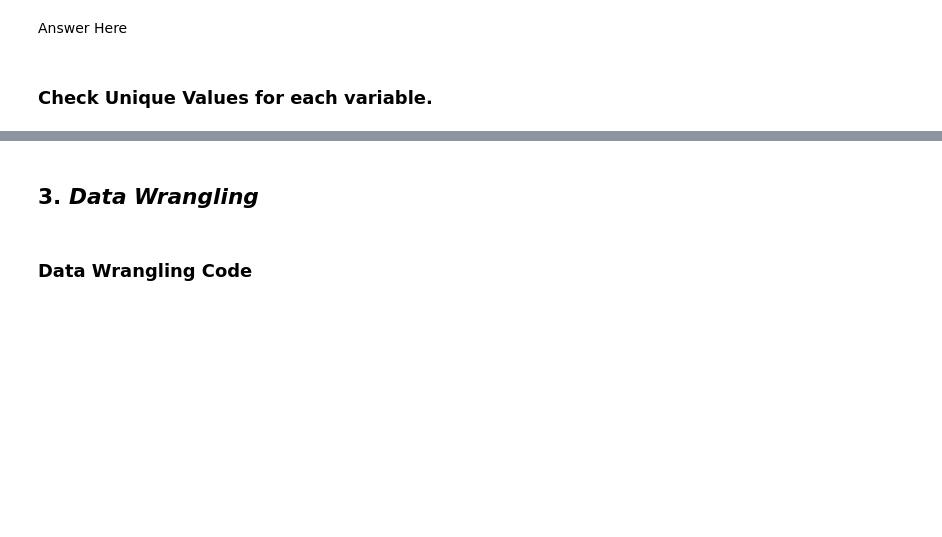
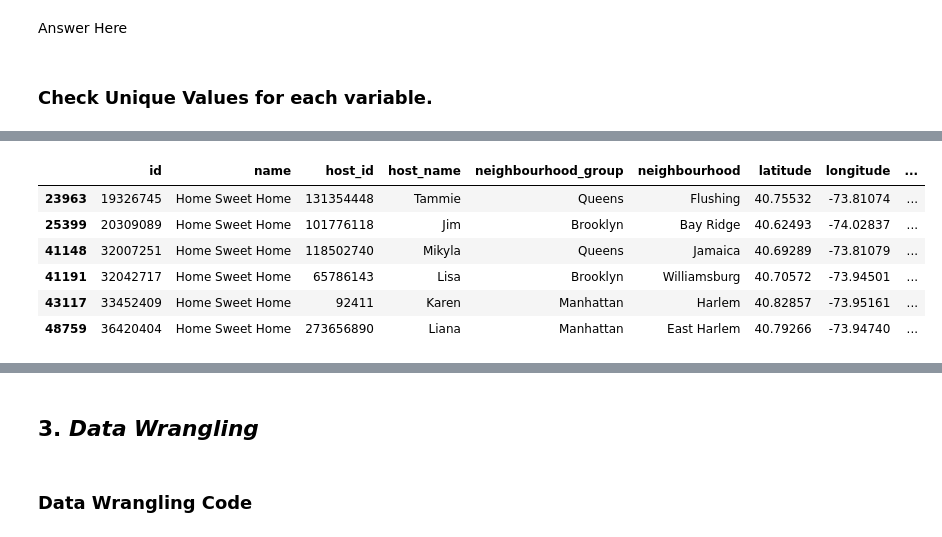
Before and after one commit to Kedar-P-Deshmukh/AirBnb_Booking_EDA_Project, a Jupyter notebook: AirBnb_EDA_Project_By_KedarDeshmukh.ipynb, the cells around one changed output, grey strips where cells are left out. Drawn from its saved outputs; the diff is of its cells as text; code cells hidden in the pictures; blank space fills up the shorter version.

```diff
--- a/AirBnb_EDA_Project_By_KedarDeshmukh.ipynb
+++ b/AirBnb_EDA_Project_By_KedarDeshmukh.ipynb
@@ -211,0 +272,10 @@ Answer Here
+# %%
+airbnb_data.loc[airbnb_data['name']=='Home Sweet Home']
+# %% [output]
+|  | id | name | host_id | host_name | neighbourhood_group | neighbourhood | latitude | longitude | ... |
+| 23963 | 19326745 | Home Sweet Home | 131354448 | Tammie | Queens | Flushing | 40.75532 | -73.81074 | ... |
+| 25399 | 20309089 | Home Sweet Home | 101776118 | Jim | Brooklyn | Bay Ridge | 40.62493 | -74.02837 | ... |
+| 41148 | 32007251 | Home Sweet Home | 118502740 | Mikyla | Queens | Jamaica | 40.69289 | -73.81079 | ... |
+| 41191 | 32042717 | Home Sweet Home | 65786143 | Lisa | Brooklyn | Williamsburg | 40.70572 | -73.94501 | ... |
+| 43117 | 33452409 | Home Sweet Home | 92411 | Karen | Manhattan | Harlem | 40.82857 | -73.95161 | ... |
+| 48759 | 36420404 | Home Sweet Home | 273656890 | Liana | Manhattan | East Harlem | 40.79266 | -73.94740 | ... |
```
Also changed, not shown: parts of 16 cells of this notebook.
